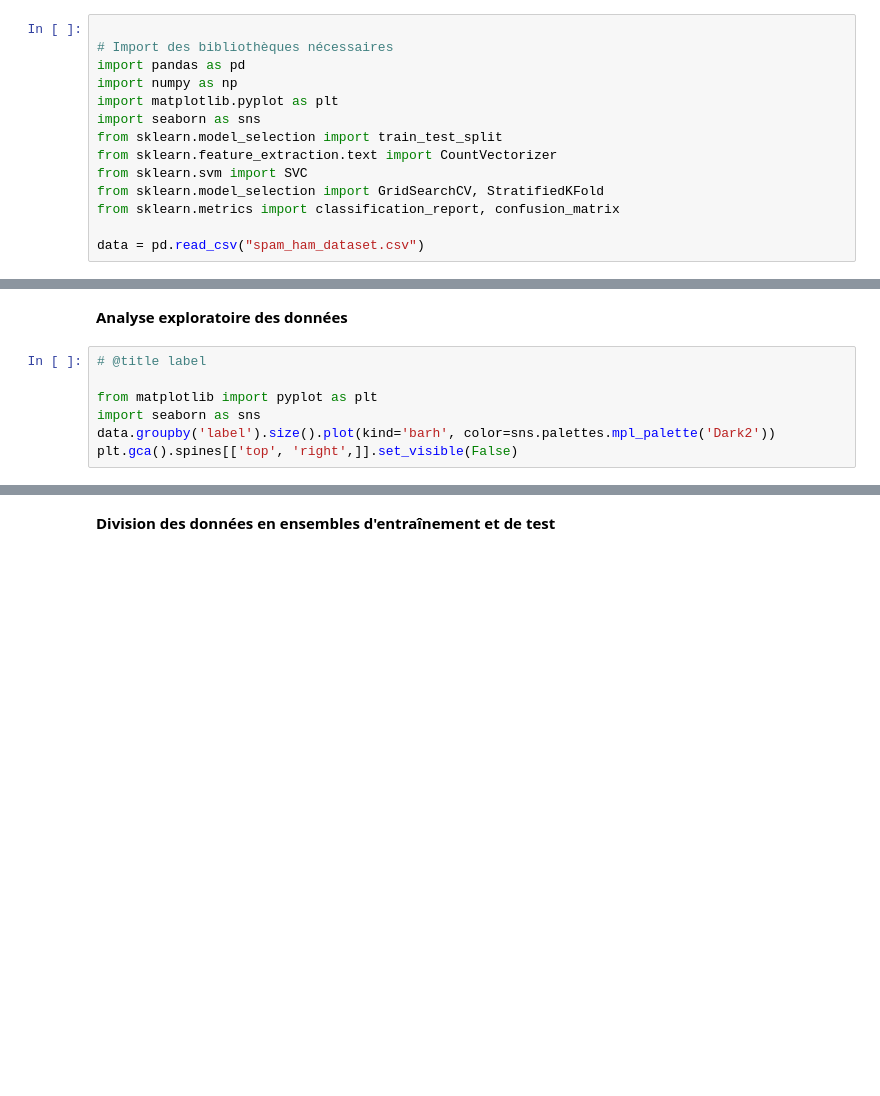
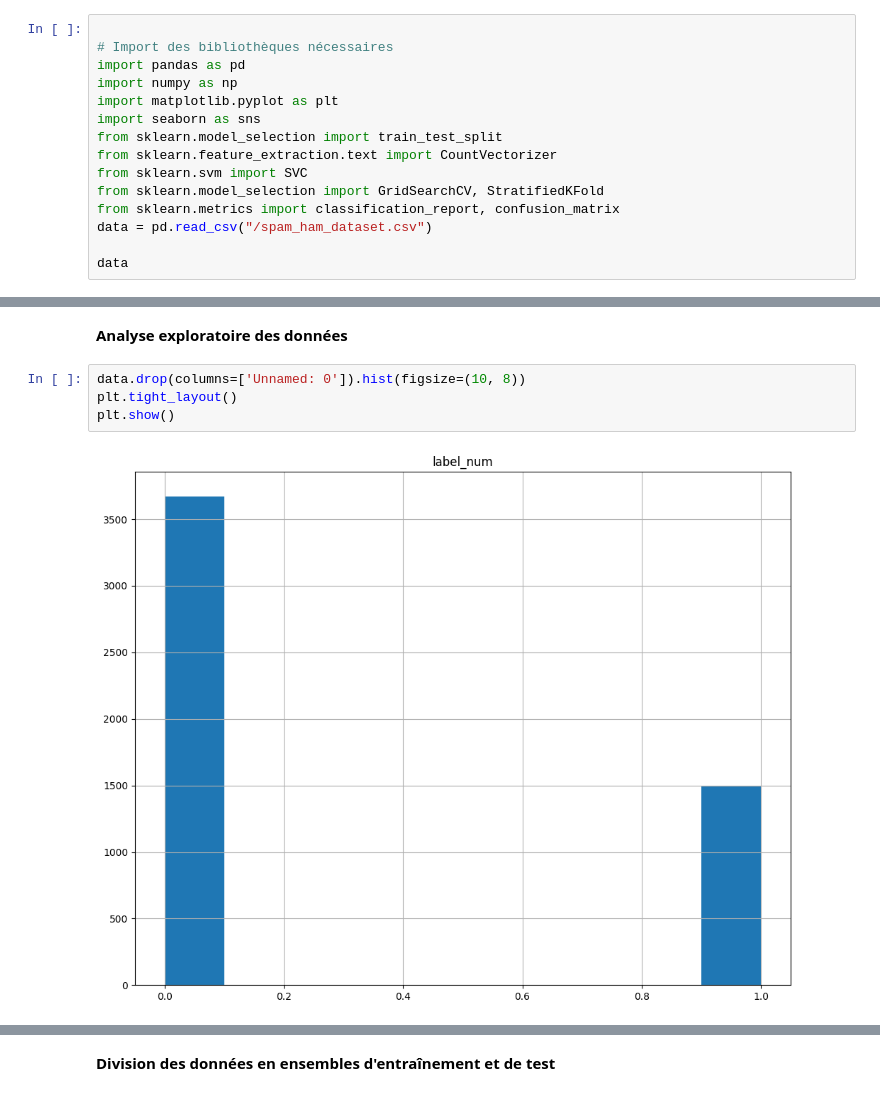
Before and after one commit to ImeneLEG/ML_Project, a Jupyter notebook: spama&hamProject.ipynb, the cells around one changed output, grey strips where cells are left out. Saved outputs shown, nothing was run; the diff lists cells and outputs as text; blank space fills up the shorter version.

```diff
--- a/spama&hamProject.ipynb
+++ b/spama&hamProject.ipynb
@@ -687,5 +783,6 @@ from sklearn.feature_extraction.text import CountVectorizer
 from sklearn.svm import SVC
 from sklearn.model_selection import GridSearchCV, StratifiedKFold
 from sklearn.metrics import classification_report, confusion_matrix
+data = pd.read_csv("/spam_ham_dataset.csv")
 
-data = pd.read_csv("spam_ham_dataset.csv")
+data
@@ -694,10 +812,9 @@ data
 # %% [markdown]
 **Analyse** **exploratoire des données**
-# %%
-# @title label
-
-from matplotlib import pyplot as plt
-import seaborn as sns
-data.groupby('label').size().plot(kind='barh', color=sns.palettes.mpl_palette('Dark2'))
-plt.gca().spines[['top', 'right',]].set_visible(False)
+# %%
+data.drop(columns=['Unnamed: 0']).hist(figsize=(10, 8))
+plt.tight_layout()
+plt.show()
+# %% [output]
+[figure, added]
 # %%
```
Also changed, not shown: parts of 93 cells of this notebook.
